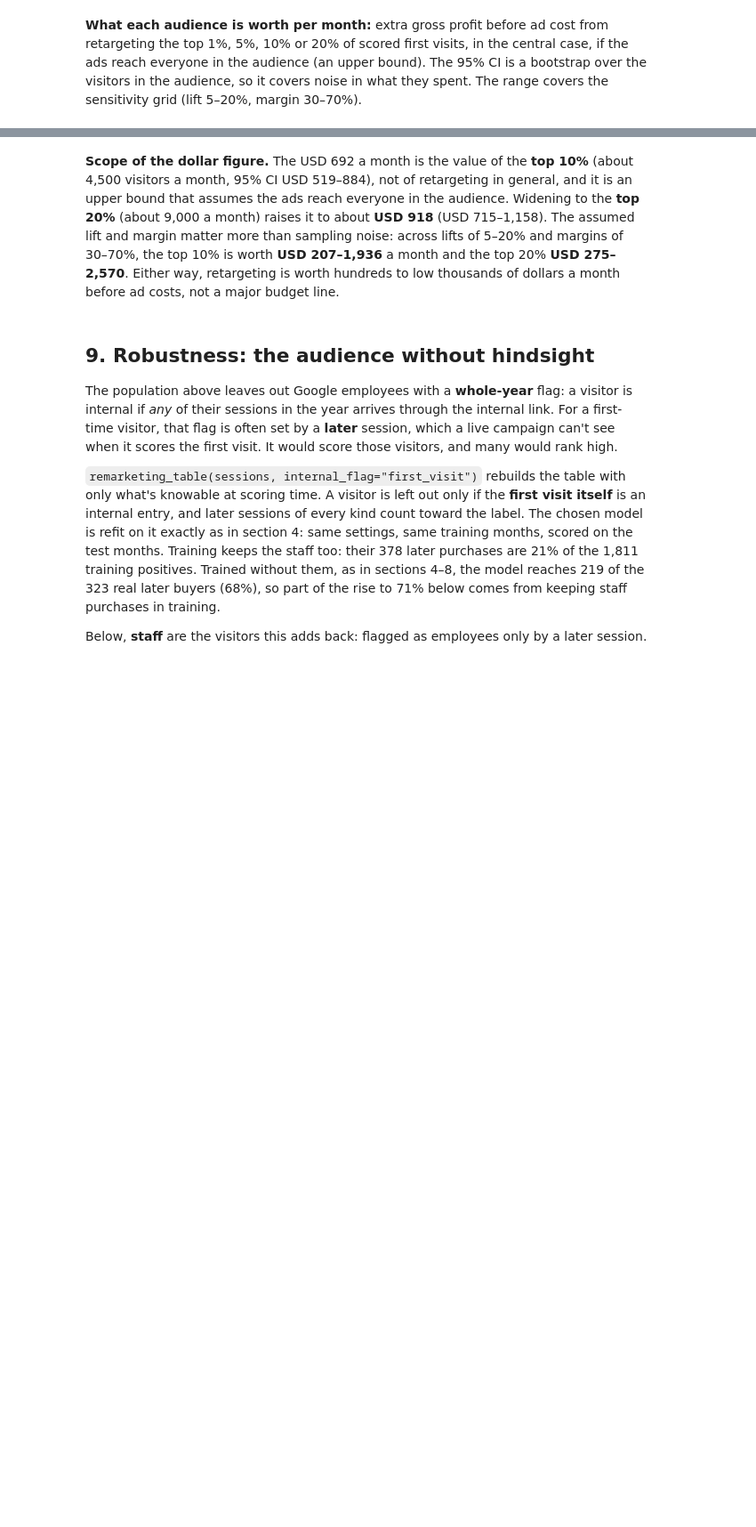
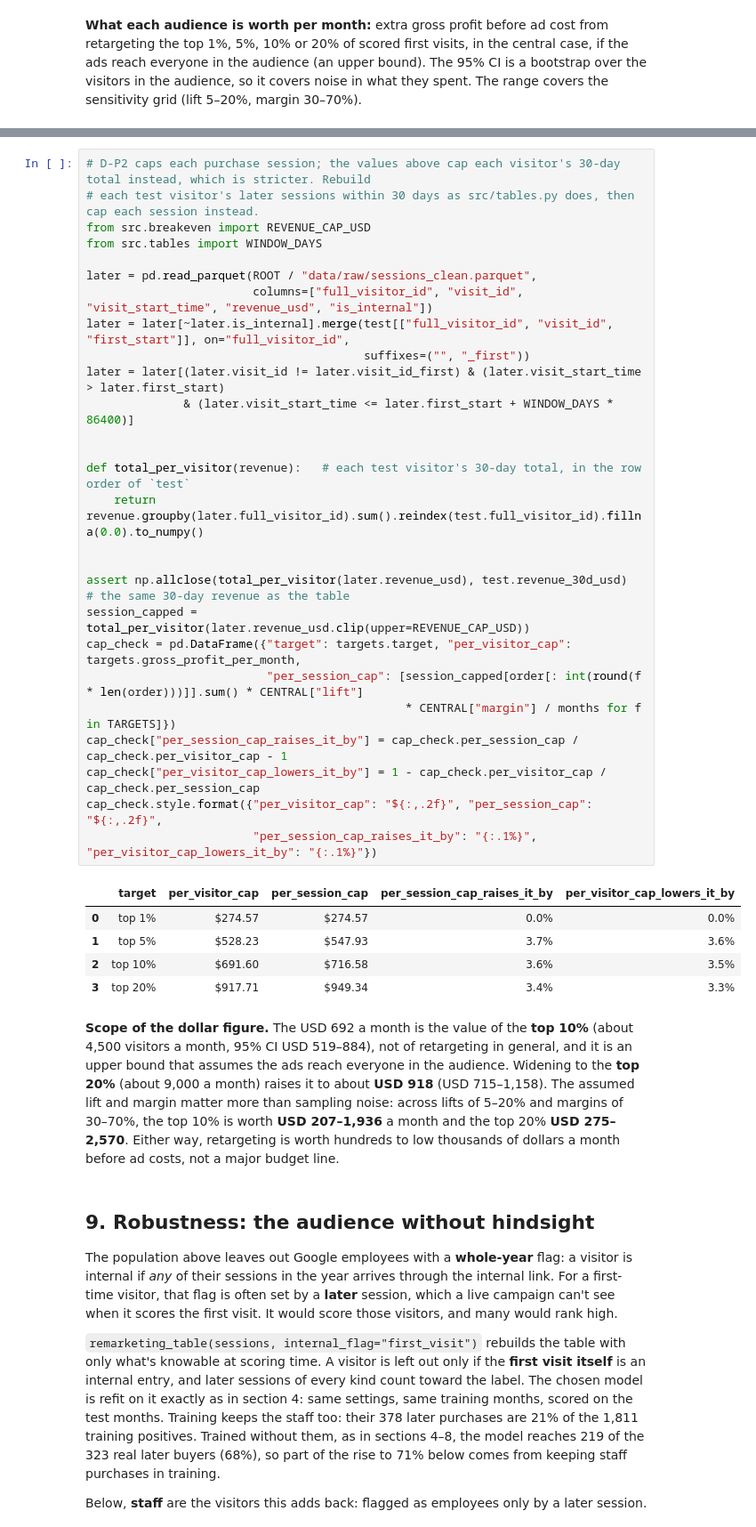
Before and after one commit to Pann13223029/merch-store-marketing-case-study, a Jupyter notebook: notebooks/04_analyze_remarketing.ipynb, the cells around one changed output, grey strips where cells are left out. Shown at 89% size. Cells and saved outputs as stored; diff of their text form; blank space fills up the shorter version.

```diff
--- a/notebooks/04_analyze_remarketing.ipynb
+++ b/notebooks/04_analyze_remarketing.ipynb
@@ -540,6 +614,39 @@ targets.style.format({"visitors_per_month": "{:,.0f}", "share_of_later_buyers":
 | 1 | top 5% | 2,242 | 55% | $4.71 | $528 | $395 | ... |
 | 2 | top 10% | 4,483 | 68% | $3.09 | $692 | $519 | ... |
 | 3 | top 20% | 8,966 | 84% | $2.05 | $918 | $715 | ... |
+# %%
+# D-P2 caps each purchase session; the values above cap each visitor's 30-day total instead, which is stricter. Rebuild
+# each test visitor's later sessions within 30 days as src/tables.py does, then cap each session instead.
+from src.breakeven import REVENUE_CAP_USD
+from src.tables import WINDOW_DAYS
+
+later = pd.read_parquet(ROOT / "data/raw/sessions_clean.parquet",
+                        columns=["full_visitor_id", "visit_id", "visit_start_time", "revenue_usd", "is_internal"])
+later = later[~later.is_internal].merge(test[["full_visitor_id", "visit_id", "first_start"]], on="full_visitor_id",
+                                        suffixes=("", "_first"))
+later = later[(later.visit_id != later.visit_id_first) & (later.visit_start_time > later.first_start)
+              & (later.visit_start_time <= later.first_start + WINDOW_DAYS * 86400)]
+
+
+def total_per_visitor(revenue):   # each test visitor's 30-day total, in the row order of `test`
+    return revenue.groupby(later.full_visitor_id).sum().reindex(test.full_visitor_id).fillna(0.0).to_numpy()
+
+
+assert np.allclose(total_per_visitor(later.revenue_usd), test.revenue_30d_usd)   # the same 30-day revenue as the table
+session_capped = total_per_visitor(later.revenue_usd.clip(upper=REVENUE_CAP_USD))
+cap_check = pd.DataFrame({"target": targets.target, "per_visitor_cap": targets.gross_profit_per_month,
+                          "per_session_cap": [session_capped[order[: int(round(f * len(order)))]].sum() * CENTRAL["lift"]
+                                              * CENTRAL["margin"] / months for f in TARGETS]})
+cap_check["per_session_cap_raises_it_by"] = cap_check.per_session_cap / cap_check.per_visitor_cap - 1
+cap_check["per_visitor_cap_lowers_it_by"] = 1 - cap_check.per_visitor_cap / cap_check.per_session_cap
+cap_check.style.format({"per_visitor_cap": "${:,.2f}", "per_session_cap": "${:,.2f}",
+                        "per_session_cap_raises_it_by": "{:.1%}", "per_visitor_cap_lowers_it_by": "{:.1%}"})
+# %% [output]
+|  | target | per_visitor_cap | per_session_cap | per_session_cap_raises_it_by | per_visitor_cap_lowers_it_by |
+| 0 | top 1% | $274.57 | $274.57 | 0.0% | 0.0% |
+| 1 | top 5% | $528.23 | $547.93 | 3.7% | 3.6% |
+| 2 | top 10% | $691.60 | $716.58 | 3.6% | 3.5% |
+| 3 | top 20% | $917.71 | $949.34 | 3.4% | 3.3% |
 # %% [markdown]
 **Scope of the dollar figure.** The USD 692 a month is the value of the **top 10%** (about 4,500 visitors a month, 95% CI USD 519–884), not of retargeting in general, and it is an upper bound that assumes the ads reach everyone in the audience. Widening to the **top 20%** (about 9,000 a month) raises it to about **USD 918** (USD 715–1,158). The assumed lift and margin matter more than sampling noise: across lifts of 5–20% and margins of 30–70%, the top 10% is worth **USD 207–1,936** a month and the top 20% **USD 275–2,570**. Either way, retargeting is worth hundreds to low thousands of dollars a month before ad costs, not a major budget line.
 # %% [markdown]
```
Also changed, not shown: parts of 7 cells of this notebook, 11 other files.
